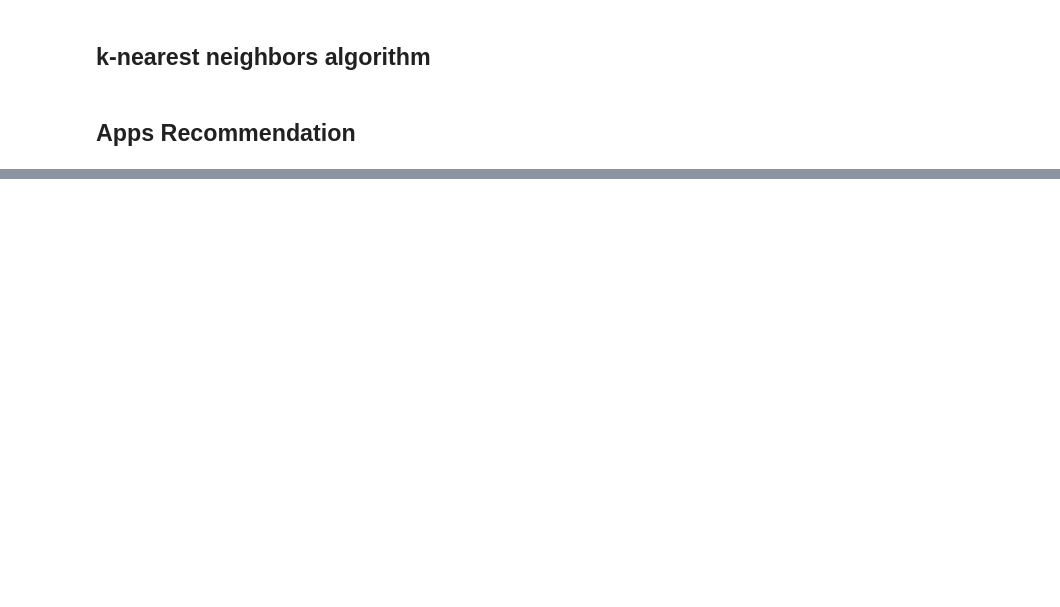
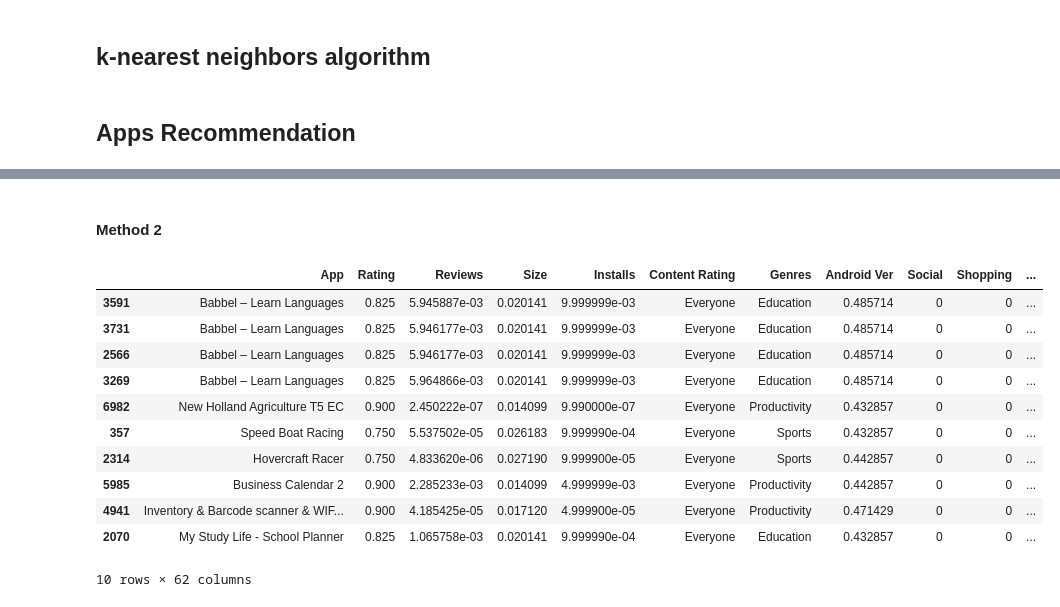
Before and after one commit to RavMRafiki/Recommendation-System, a Jupyter notebook: App_recommendation_system.ipynb, the cells around one changed output, grey strips where cells are left out. Cells and saved outputs as stored; diff of their text form; code cells hidden in the pictures; blank space fills up the shorter version.

```diff
--- a/App_recommendation_system.ipynb
+++ b/App_recommendation_system.ipynb
@@ -277,0 +253,17 @@ See the caveats in the documentation: https://pandas.pydata.org/pandas-docs/stab
+# %% [markdown]
+<h4>Method 2</h4>
+# %%
+KNN.recommendation(trainingSet.copy(),validatingSet.copy())
+# %% [output]
+|  | App | Rating | Reviews | Size | Installs | Content Rating | Genres | Android Ver | Social | Shopping | ... |
+| 3591 | Babbel – Learn Languages | 0.825 | 5.945887e-03 | 0.020141 | 9.999999e-03 | Everyone | Education | 0.485714 | 0 | 0 | ... |
+| 3731 | Babbel – Learn Languages | 0.825 | 5.946177e-03 | 0.020141 | 9.999999e-03 | Everyone | Education | 0.485714 | 0 | 0 | ... |
+| 2566 | Babbel – Learn Languages | 0.825 | 5.946177e-03 | 0.020141 | 9.999999e-03 | Everyone | Education | 0.485714 | 0 | 0 | ... |
+| 3269 | Babbel – Learn Languages | 0.825 | 5.964866e-03 | 0.020141 | 9.999999e-03 | Everyone | Education | 0.485714 | 0 | 0 | ... |
+| 6982 | New Holland Agriculture T5 EC | 0.900 | 2.450222e-07 | 0.014099 | 9.990000e-07 | Everyone | Productivity | 0.432857 | 0 | 0 | ... |
+| 357 | Speed Boat Racing | 0.750 | 5.537502e-05 | 0.026183 | 9.999990e-04 | Everyone | Sports | 0.432857 | 0 | 0 | ... |
+| 2314 | Hovercraft Racer | 0.750 | 4.833620e-06 | 0.027190 | 9.999900e-05 | Everyone | Sports | 0.442857 | 0 | 0 | ... |
+| 5985 | Business Calendar 2 | 0.900 | 2.285233e-03 | 0.014099 | 4.999999e-03 | Everyone | Productivity | 0.442857 | 0 | 0 | ... |
+| 4941 | Inventory & Barcode scanner & WIF... | 0.900 | 4.185425e-05 | 0.017120 | 4.999900e-05 | Everyone | Productivity | 0.471429 | 0 | 0 | ... |
+| 2070 | My Study Life - School Planner | 0.825 | 1.065758e-03 | 0.020141 | 9.999990e-04 | Everyone | Education | 0.432857 | 0 | 0 | ... |
+10 rows × 62 columns
```
Also changed, not shown: parts of 21 cells of this notebook.
